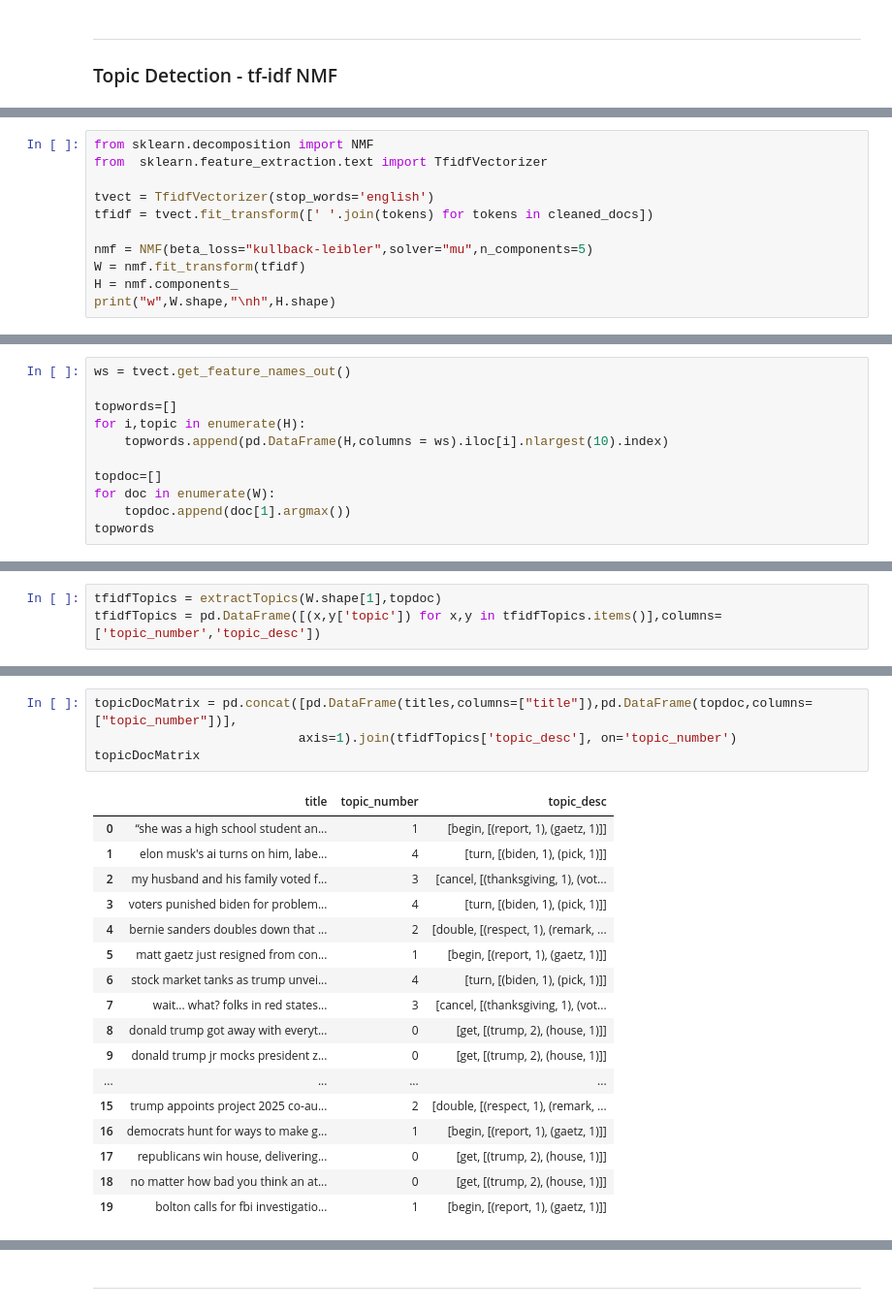
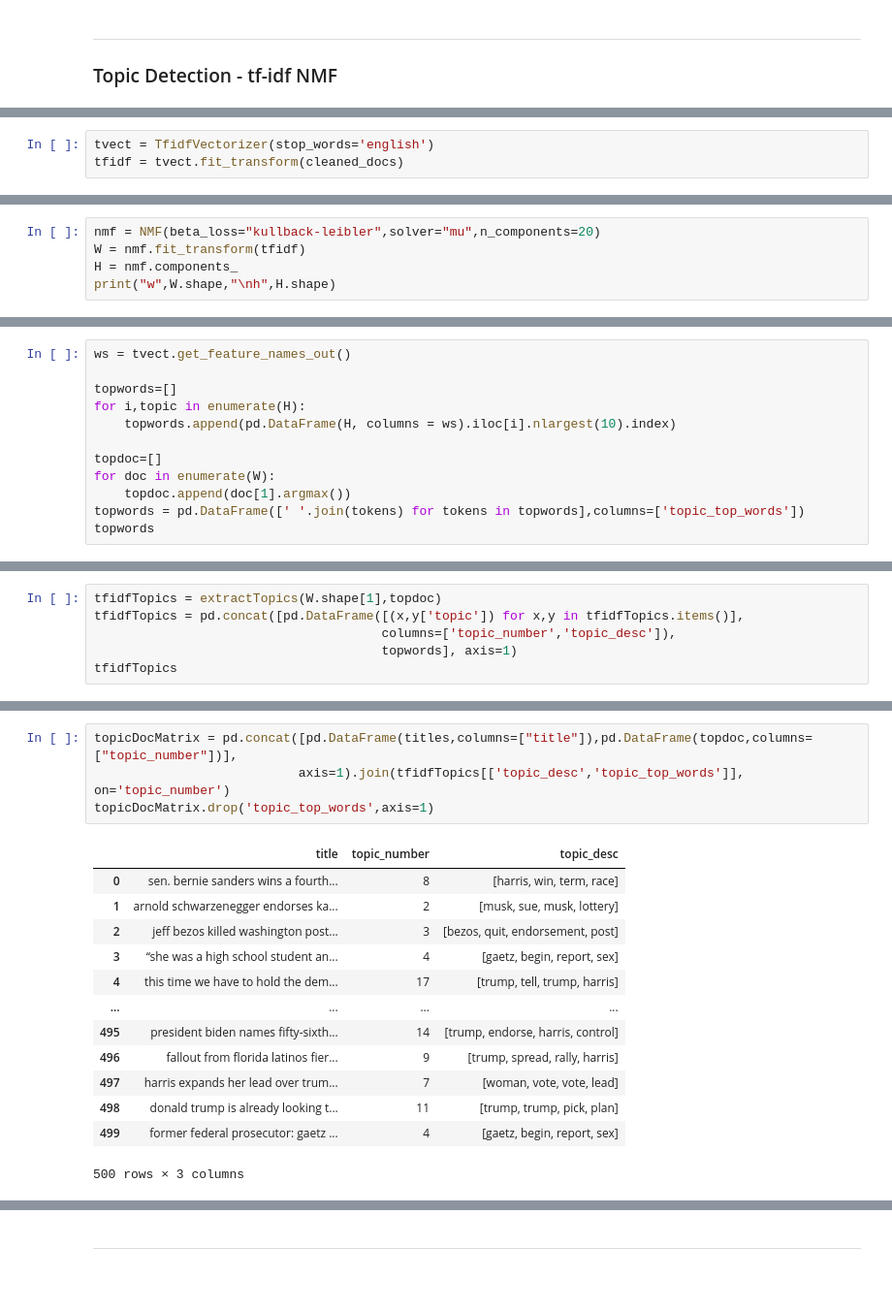
Before and after one commit to wiIliu/CSI4810_project2_redditPostTopicDetection, a Jupyter notebook: CSI4810_project2.ipynb, the cells around one changed output, grey strips where cells are left out. Shown at 97% size. Cells and saved outputs as stored; diff of their text form; blank space fills up the shorter version.

```diff
--- a/CSI4810_project2.ipynb
+++ b/CSI4810_project2.ipynb
@@ -276,0 +194,3 @@ print(cleaned_docs)
+# %%
+tvect = TfidfVectorizer(stop_words='english')
+tfidf = tvect.fit_transform(cleaned_docs)
@@ -277,11 +200,5 @@ print(cleaned_docs)
 # %%
-from sklearn.decomposition import NMF
-from  sklearn.feature_extraction.text import TfidfVectorizer
-
-tvect = TfidfVectorizer(stop_words='english')
-tfidf = tvect.fit_transform([' '.join(tokens) for tokens in cleaned_docs])
-
-nmf = NMF(beta_loss="kullback-leibler",solver="mu",n_components=5)
+nmf = NMF(beta_loss="kullback-leibler",solver="mu",n_components=20)
 W = nmf.fit_transform(tfidf)
 H = nmf.components_
 print("w",W.shape,"\nh",H.shape)
@@ -293,10 +207,11 @@ ws = tvect.get_feature_names_out()
 
 topwords=[]
 for i,topic in enumerate(H):
-    topwords.append(pd.DataFrame(H,columns = ws).iloc[i].nlargest(10).index)
+    topwords.append(pd.DataFrame(H, columns = ws).iloc[i].nlargest(10).index)
 
 topdoc=[]
 for doc in enumerate(W):
     topdoc.append(doc[1].argmax())
+topwords = pd.DataFrame([' '.join(tokens) for tokens in topwords],columns=['topic_top_words'])
 topwords
 # %% [output]
@@ -318,3 +235,6 @@ topwords
 # %%
 tfidfTopics = extractTopics(W.shape[1],topdoc)
-tfidfTopics = pd.DataFrame([(x,y['topic']) for x,y in tfidfTopics.items()],columns=['topic_number','topic_desc'])
+tfidfTopics = pd.concat([pd.DataFrame([(x,y['topic']) for x,y in tfidfTopics.items()],
+                                      columns=['topic_number','topic_desc']),
+                                      topwords], axis=1)
+tfidfTopics
@@ -321,22 +259,18 @@ tfidfTopics = pd.DataFrame([(x,y['topic']) for x,y in tfidfTopics.items()],colum
 # %%
 topicDocMatrix = pd.concat([pd.DataFrame(titles,columns=["title"]),pd.DataFrame(topdoc,columns=["topic_number"])],
-                           axis=1).join(tfidfTopics['topic_desc'], on='topic_number')
-topicDocMatrix
+                           axis=1).join(tfidfTopics[['topic_desc','topic_top_words']], on='topic_number')
+topicDocMatrix.drop('topic_top_words',axis=1)
 # %% [output]
 |  | title | topic_number | topic_desc |
-| 0 | “she was a high school student an... | 1 | [begin, [(report, 1), (gaetz, 1)]] |
-| 1 | elon musk's ai turns on him, labe... | 4 | [turn, [(biden, 1), (pick, 1)]] |
-| 2 | my husband and his family voted f... | 3 | [cancel, [(thanksgiving, 1), (vot... |
-| 3 | voters punished biden for problem... | 4 | [turn, [(biden, 1), (pick, 1)]] |
-| 4 | bernie sanders doubles down that ... | 2 | [double, [(respect, 1), (remark, ... |
-| 5 | matt gaetz just resigned from con... | 1 | [begin, [(report, 1), (gaetz, 1)]] |
-| 6 | stock market tanks as trump unvei... | 4 | [turn, [(biden, 1), (pick, 1)]] |
-| 7 | wait... what? folks in red states... | 3 | [cancel, [(thanksgiving, 1), (vot... |
-| 8 | donald trump got away with everyt... | 0 | [get, [(trump, 2), (house, 1)]] |
-| 9 | donald trump jr mocks president z... | 0 | [get, [(trump, 2), (house, 1)]] |
+| 0 | sen. bernie sanders wins a fourth... | 8 | [harris, win, term, race] |
+| 1 | arnold schwarzenegger endorses ka... | 2 | [musk, sue, musk, lottery] |
+| 2 | jeff bezos killed washington post... | 3 | [bezos, quit, endorsement, post] |
+| 3 | “she was a high school student an... | 4 | [gaetz, begin, report, sex] |
+| 4 | this time we have to hold the dem... | 17 | [trump, tell, trump, harris] |
 | ... | ... | ... | ... |
-| 15 | trump appoints project 2025 co-au... | 2 | [double, [(respect, 1), (remark, ... |
-| 16 | democrats hunt for ways to make g... | 1 | [begin, [(report, 1), (gaetz, 1)]] |
-| 17 | republicans win house, delivering... | 0 | [get, [(trump, 2), (house, 1)]] |
-| 18 | no matter how bad you think an at... | 0 | [get, [(trump, 2), (house, 1)]] |
-| 19 | bolton calls for fbi investigatio... | 1 | [begin, [(report, 1), (gaetz, 1)]] |
+| 495 | president biden names fifty-sixth... | 14 | [trump, endorse, harris, control] |
+| 496 | fallout from florida latinos fier... | 9 | [trump, spread, rally, harris] |
+| 497 | harris expands her lead over trum... | 7 | [woman, vote, vote, lead] |
+| 498 | donald trump is already looking t... | 11 | [trump, trump, pick, plan] |
+| 499 | former federal prosecutor: gaetz ... | 4 | [gaetz, begin, report, sex] |
+500 rows × 3 columns
```
Also changed, not shown: parts of 45 cells of this notebook, 1 other file.
